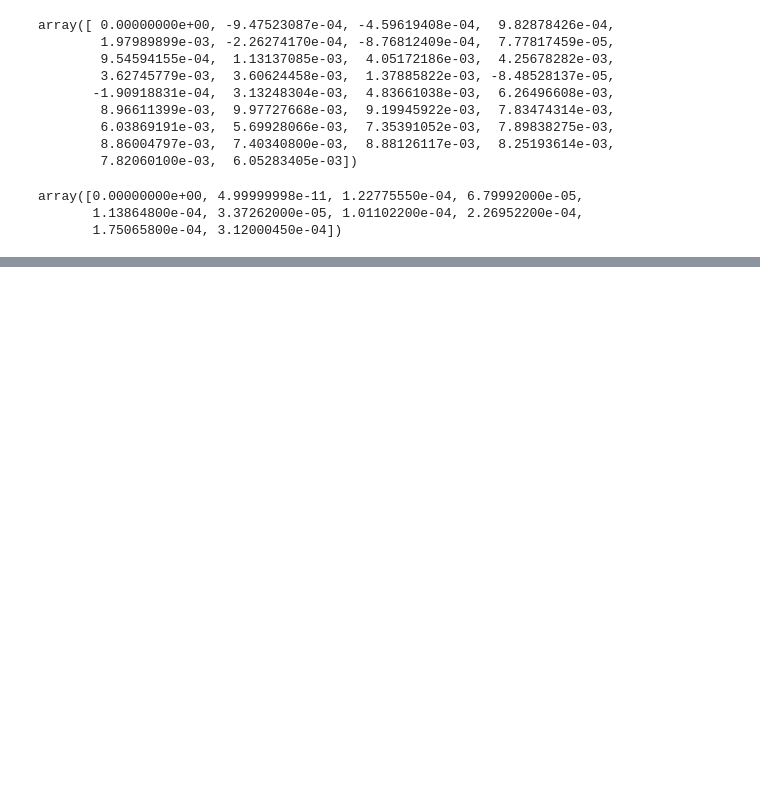
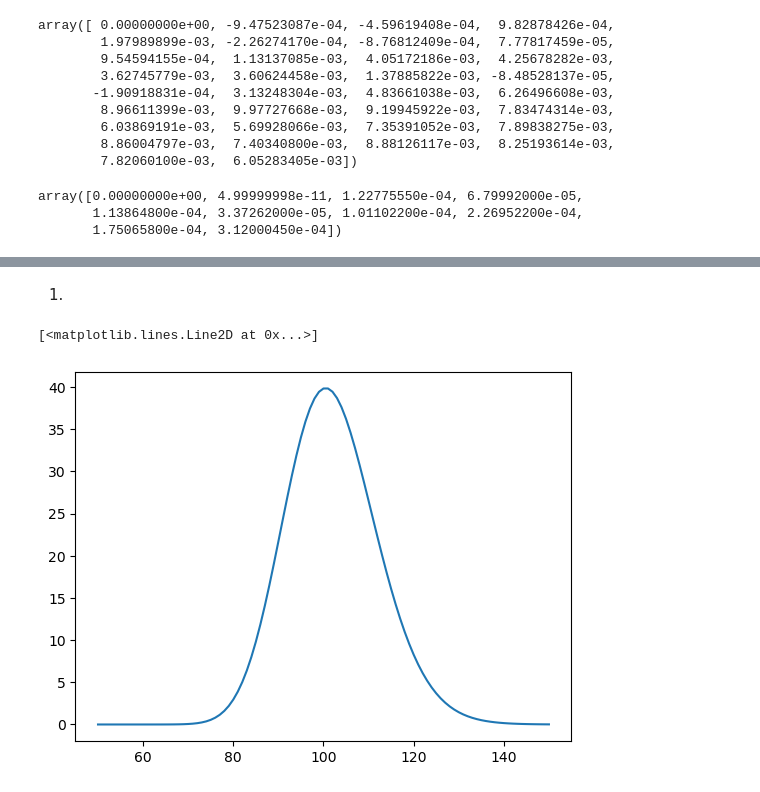
Before and after one commit to jgeng99/berkeley-work, a Jupyter notebook: INDENG222/hw2-jupyter.ipynb, the cells around one changed output, grey strips where cells are left out. Cells and saved outputs as stored; diff of their text form; code cells hidden in the pictures; blank space fills up the shorter version.

```diff
--- a/INDENG222/hw2-jupyter.ipynb
+++ b/INDENG222/hw2-jupyter.ipynb
@@ -64,0 +258,17 @@ array([0.00000000e+00, 4.99999998e-11, 1.22775550e-04, 6.79992000e-05,
+# %% [markdown]
+1.
+# %%
+def vega(S0:float=100, K:float=100, r:float=0.0, sigma:float=0.1,
+         T:float=1)-> float:
+    d1 = (np.log(S0/K) + (r + sigma**2/2)*T) / (sigma*np.sqrt(T))
+    v = S0 * norm.pdf(d1) * np.sqrt(T)
+    return v
+
+v_list = []
+for s in range(50, 151):
+    v_list.append(vega(S0=s))
+
+plt.plot(range(50, 151), v_list)
+# %% [output]
+[<matplotlib.lines.Line2D at 0x...>]
+[figure, added]
```
Also changed, not shown: parts of 27 cells of this notebook.
